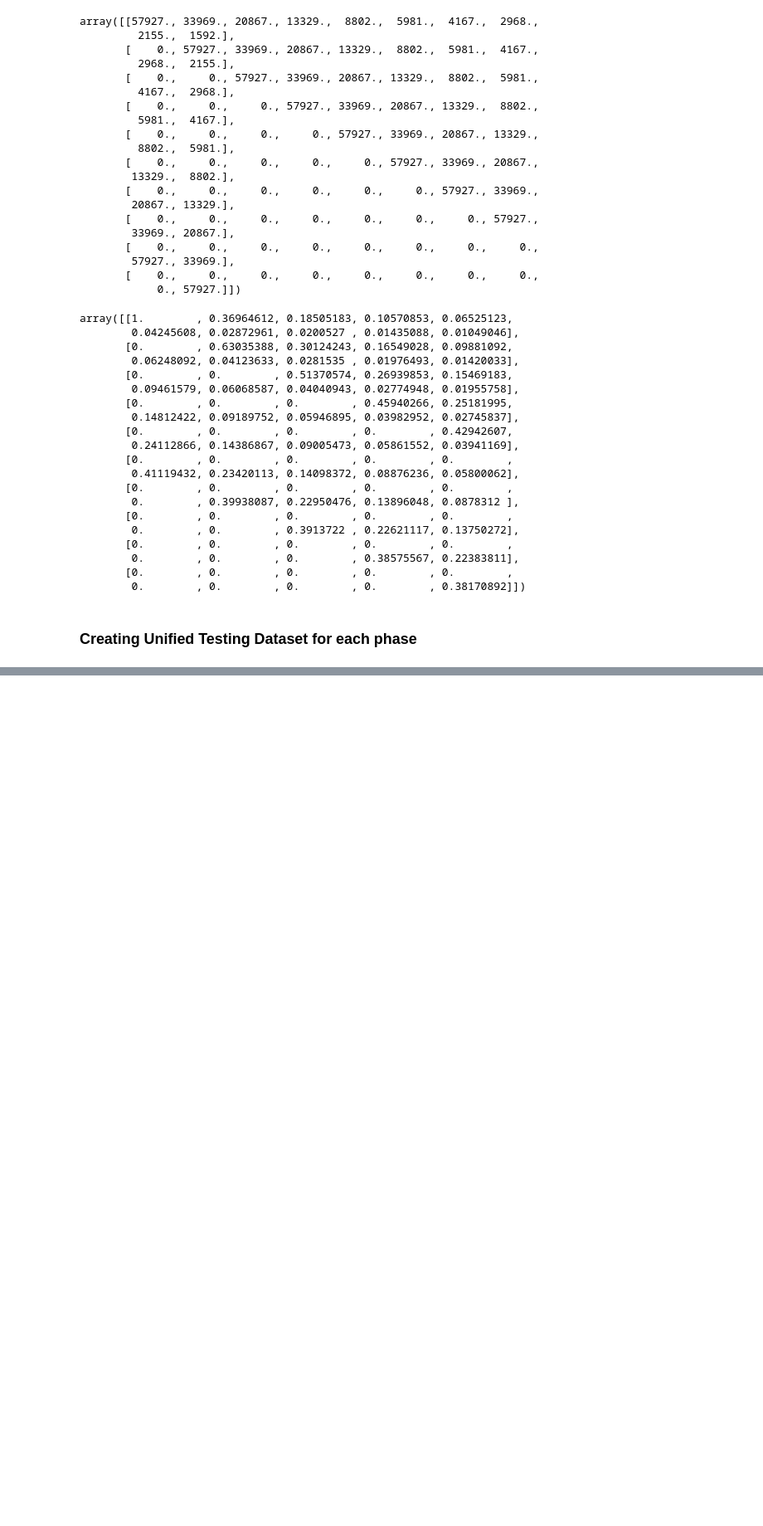
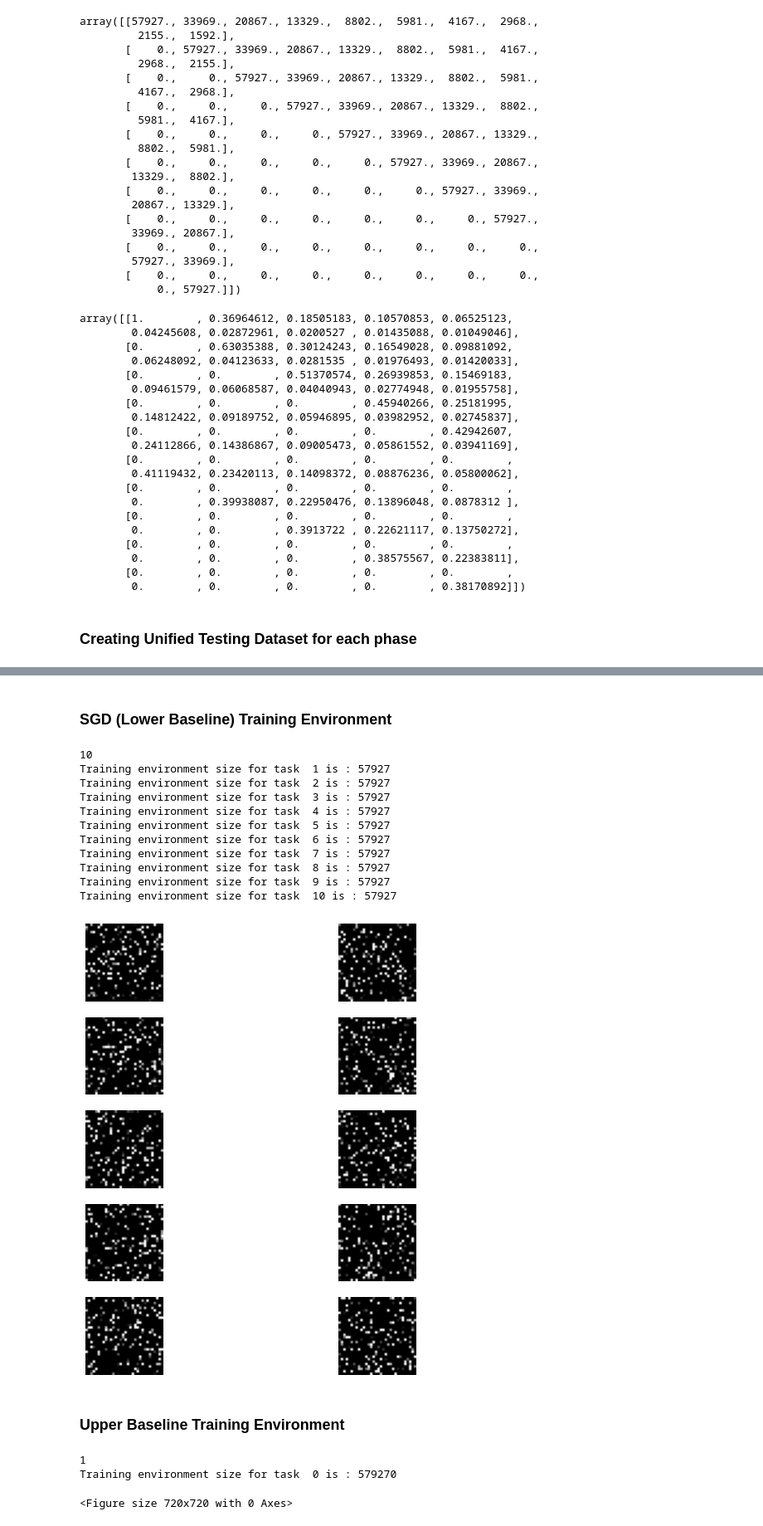
Before and after one commit to archana53/power-law-for-CI, a Jupyter notebook: CS8803_HML_Project_updated.ipynb, the cells around one changed output, grey strips where cells are left out. Shown: that part at 83% size. Drawn from its saved outputs; the diff is of its cells as text; code cells hidden in the pictures; blank space fills up the shorter version.

Commit message:
Added UBL and LBL training environment

```diff
--- a/CS8803_HML_Project_updated.ipynb
+++ b/CS8803_HML_Project_updated.ipynb
@@ -404,0 +398,42 @@ print(training_environments[9][1][112763])
+# %% [markdown]
+### SGD (Lower Baseline) Training Environment
+# %%
+SGD_training_environments = []
+np.random.seed(10)
+MAX_TASK_EXAMPLES = 60000
+# NUM_PHASES = NUM_TASKS
+num_ele_to_pick = phase_task_freq_count[0,0] # to select only new task uniformly
+for phase in range(NUM_TASKS):
+    phase_training = []
+    selected_indices = np.random.choice([*range(int(MAX_TASK_EXAMPLES)+1)], int(num_ele_to_pick), replace=False)
+    new_task = phase # only new task for each phase
+    task_subset = torch.utils.data.Subset(training_permutations[new_task], selected_indices)
+    phase_training.append(task_subset)
+    final_phase_dataset = ConcatDataset(phase_training)
+    SGD_training_environments.append(final_phase_dataset)
+# %%
+print(len(SGD_training_environments))
+figure = plt.figure(figsize=(10, 10))
+cols, rows = 2, 5
+for i in range(1,NUM_TASKS+1):
+  print("Training environment size for task ", i , "is :", len(SGD_training_environments[i-1]))
+  img, label = training_permutations[i-1][0]
+  figure.add_subplot(rows, cols, i)
+  plt.axis("off")
+  plt.imshow(img.squeeze(), cmap="gray")
+plt.show()
+# %% [output]
+10
+Training environment size for task  1 is : 57927
+Training environment size for task  2 is : 57927
+Training environment size for task  3 is : 57927
+Training environment size for task  4 is : 57927
+Training environment size for task  5 is : 57927
+Training environment size for task  6 is : 57927
+Training environment size for task  7 is : 57927
+Training environment size for task  8 is : 57927
+Training environment size for task  9 is : 57927
+Training environment size for task  10 is : 57927
+[figure, added]
+# %% [markdown]
+### Upper Baseline Training Environment
@@ -404,0 +454,15 @@ print(training_environments[9][1][112763])
+# %%
+print(len(UBL_training_environments))
+figure = plt.figure(figsize=(10, 10))
+cols, rows = 2, 5
+for i in range(len(UBL_training_environments)):
+  print("Training environment size for task ", i , "is :", len(UBL_training_environments[i-1]))
+#   img, label = training_permutations[i-1][0]
+#   figure.add_subplot(rows, cols, i)
+#   plt.axis("off")
+#   plt.imshow(img.squeeze(), cmap="gray")
+# plt.show()
+# %% [output]
+1
+Training environment size for task  0 is : 579270
+<Figure size 720x720 with 0 Axes>
```
Also changed, not shown: parts of 8 cells of this notebook.
